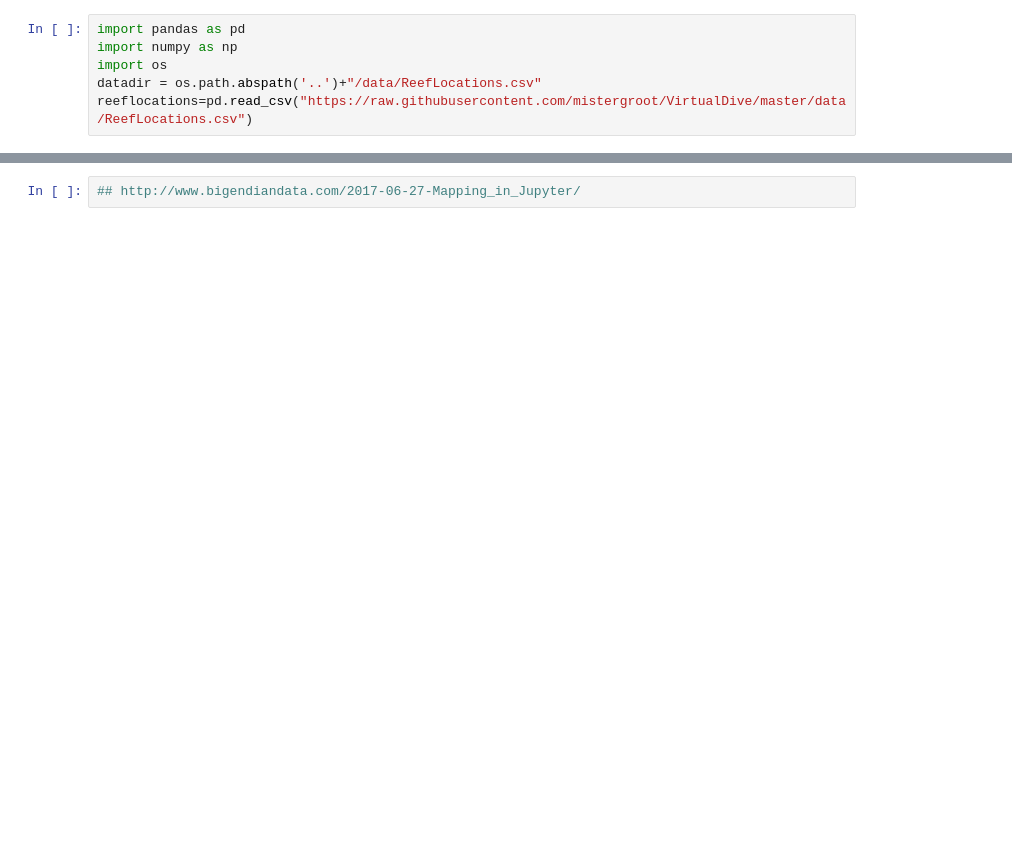
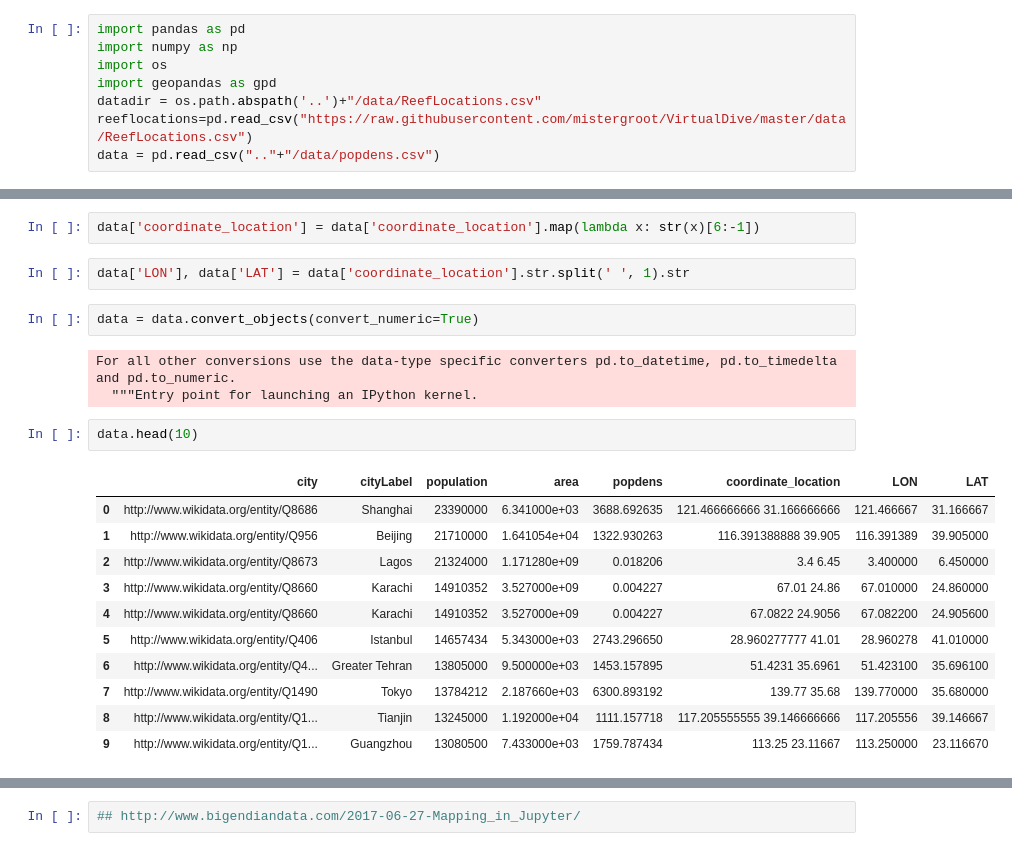
Before and after one commit to drs22Col/VirtualDive, a Jupyter notebook: notebooks/VirtualDive.ipynb, the cells around one changed output, grey strips where cells are left out. Saved outputs shown, nothing was run; the diff lists cells and outputs as text; blank space fills up the shorter version.

```diff
--- a/notebooks/VirtualDive.ipynb
+++ b/notebooks/VirtualDive.ipynb
@@ -8,5 +12,7 @@ Loading BokehJS ...
 import pandas as pd
 import numpy as np
 import os
+import geopandas as gpd
 datadir = os.path.abspath('..')+"/data/ReefLocations.csv"
 reeflocations=pd.read_csv("https://raw.githubusercontent.com/mistergroot/VirtualDive/master/data/ReefLocations.csv")
+data = pd.read_csv(".."+"/data/popdens.csv")
@@ -91 +46,24 @@ reeflocations
+# %%
+data['coordinate_location'] = data['coordinate_location'].map(lambda x: str(x)[6:-1])
+# %%
+data['LON'], data['LAT'] = data['coordinate_location'].str.split(' ', 1).str
+# %%
+data = data.convert_objects(convert_numeric=True)
+# %% [output]
+For all other conversions use the data-type specific converters pd.to_datetime, pd.to_timedelta and pd.to_numeric.
+  """Entry point for launching an IPython kernel.
+# %%
+data.head(10)
+# %% [output]
+|  | city | cityLabel | population | area | popdens | coordinate_location | LON | LAT |
+| 0 | http://www.wikidata.org/entity/Q8686 | Shanghai | 23390000 | 6.341000e+03 | 3688.692635 | 121.466666666 31.166666666 | 121.466667 | 31.166667 |
+| 1 | http://www.wikidata.org/entity/Q956 | Beijing | 21710000 | 1.641054e+04 | 1322.930263 | 116.391388888 39.905 | 116.391389 | 39.905000 |
+| 2 | http://www.wikidata.org/entity/Q8673 | Lagos | 21324000 | 1.171280e+09 | 0.018206 | 3.4 6.45 | 3.400000 | 6.450000 |
+| 3 | http://www.wikidata.org/entity/Q8660 | Karachi | 14910352 | 3.527000e+09 | 0.004227 | 67.01 24.86 | 67.010000 | 24.860000 |
+| 4 | http://www.wikidata.org/entity/Q8660 | Karachi | 14910352 | 3.527000e+09 | 0.004227 | 67.0822 24.9056 | 67.082200 | 24.905600 |
+| 5 | http://www.wikidata.org/entity/Q406 | Istanbul | 14657434 | 5.343000e+03 | 2743.296650 | 28.960277777 41.01 | 28.960278 | 41.010000 |
+| 6 | http://www.wikidata.org/entity/Q4... | Greater Tehran | 13805000 | 9.500000e+03 | 1453.157895 | 51.4231 35.6961 | 51.423100 | 35.696100 |
+| 7 | http://www.wikidata.org/entity/Q1490 | Tokyo | 13784212 | 2.187660e+03 | 6300.893192 | 139.77 35.68 | 139.770000 | 35.680000 |
+| 8 | http://www.wikidata.org/entity/Q1... | Tianjin | 13245000 | 1.192000e+04 | 1111.157718 | 117.205555555 39.146666666 | 117.205556 | 39.146667 |
+| 9 | http://www.wikidata.org/entity/Q1... | Guangzhou | 13080500 | 7.433000e+03 | 1759.787434 | 113.25 23.11667 | 113.250000 | 23.116670 |
 # %%
```
Also changed, not shown: parts of 18 cells of this notebook, 2 other files.
